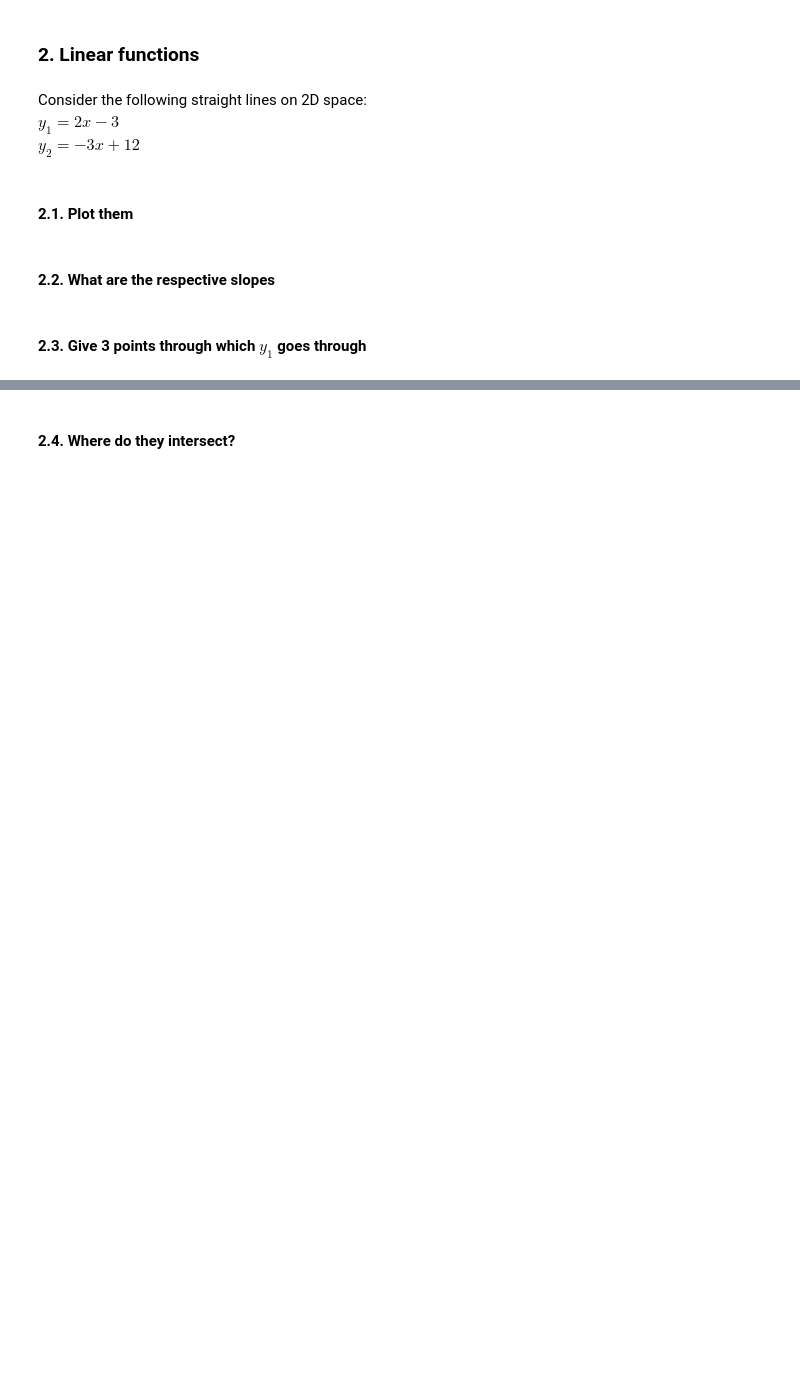
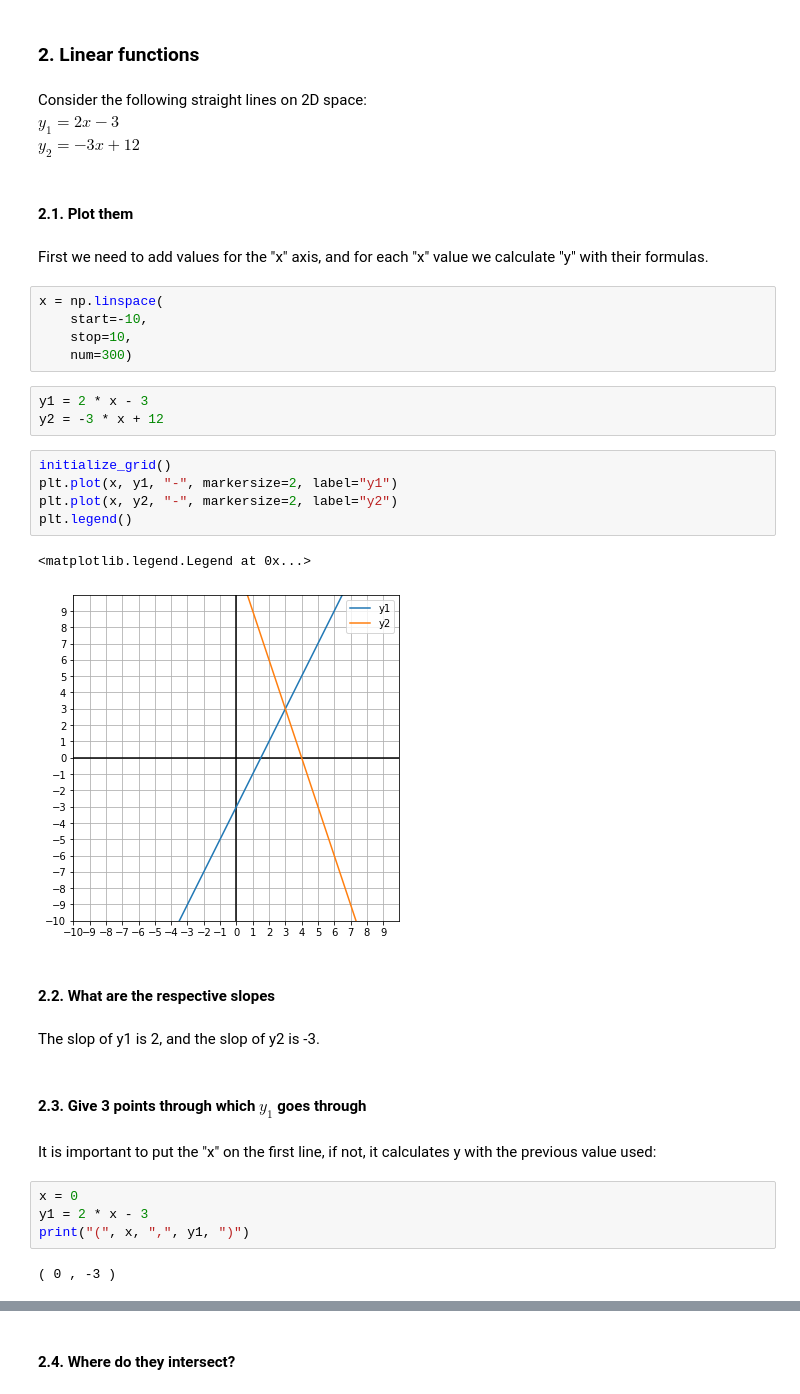
Before and after one commit to Ironhack-Data-Madrid-Enero-2021/lab-math-refresher, a Jupyter notebook: your-code/main.ipynb, the cells around one changed output, grey strips where cells are left out. Saved outputs shown, nothing was run; the diff lists cells and outputs as text; blank space fills up the shorter version.

```diff
--- a/your-code/main.ipynb
+++ b/your-code/main.ipynb
@@ -33,7 +71,35 @@ $y_1=2x-3$
 $y_2=-3x+12$
 # %% [markdown]
 #### 2.1. Plot them
+# %% [markdown]
+First we need to add values for the "x" axis, and for each "x" value we calculate "y" with their formulas.
+# %%
+x = np.linspace(
+    start=-10,
+    stop=10,
+    num=300)
+# %%
+y1 = 2 * x - 3
+y2 = -3 * x + 12
+# %%
+initialize_grid()
+plt.plot(x, y1, "-", markersize=2, label="y1")
+plt.plot(x, y2, "-", markersize=2, label="y2")
+plt.legend()
+# %% [output]
+<matplotlib.legend.Legend at 0x...>
+[figure, added]
 # %% [markdown]
 #### 2.2. What are the respective slopes
+# %% [markdown]
+The slop of y1 is 2, and the slop of y2 is -3.
 # %% [markdown]
 #### 2.3. Give 3 points through which $y_1$ goes through
+# %% [markdown]
+It is important to put the "x" on the first line, if not, it calculates y with the previous value used:
+# %%
+x = 0
+y1 = 2 * x - 3
+print("(", x, ",", y1, ")")
+# %% [output]
+( 0 , -3 )
```
Also changed, not shown: parts of 61 cells of this notebook.
